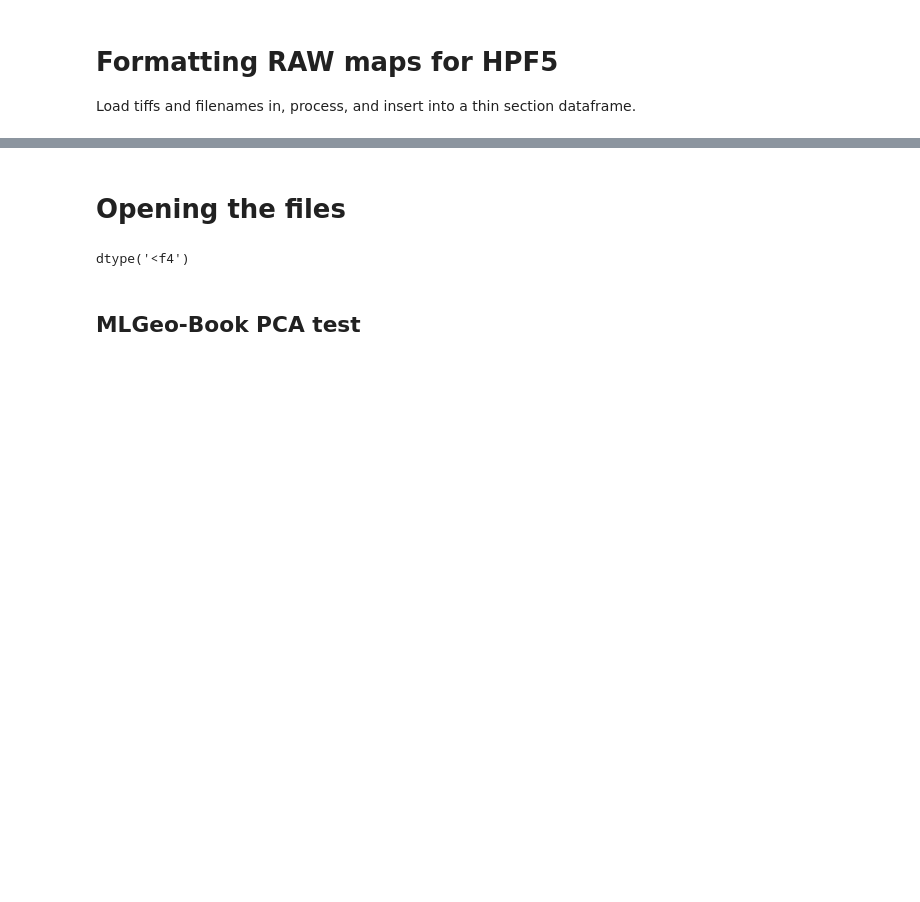
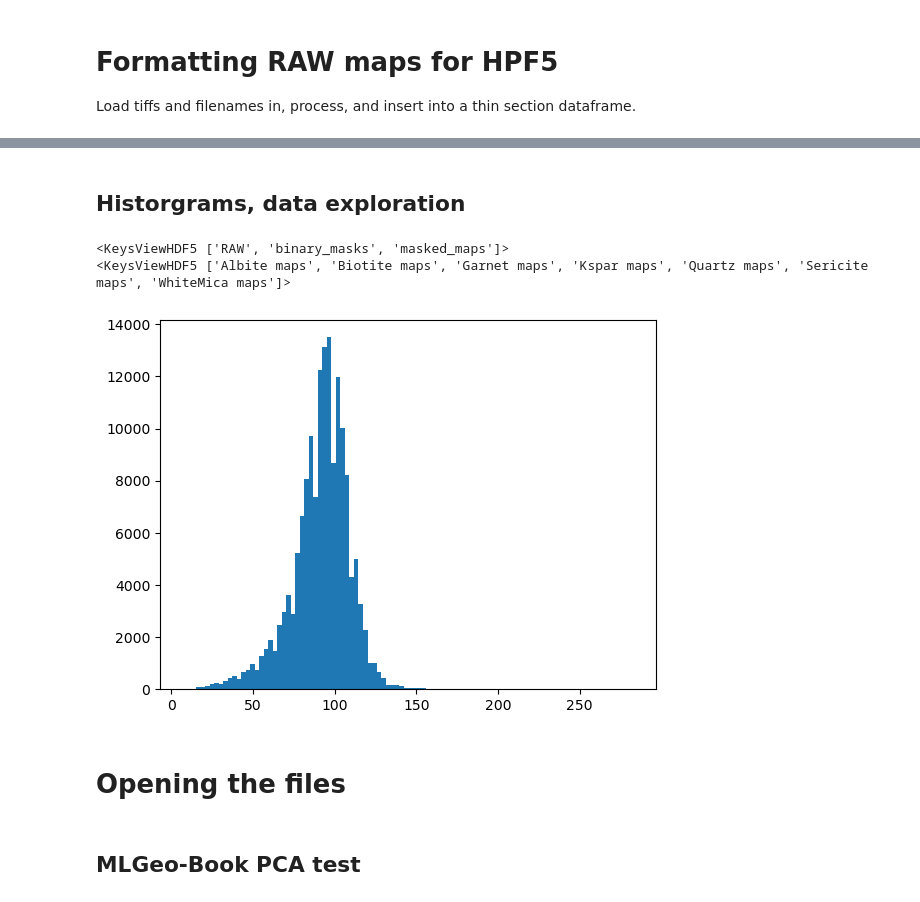
Before and after one commit to nicole-m-aikin/ML-Geo-Pixel-Poppers, a Jupyter notebook: ESS469_Project_ML.ipynb, the cells around one changed output, grey strips where cells are left out. Saved outputs shown, nothing was run; the diff lists cells and outputs as text; code cells hidden in the pictures; blank space fills up the shorter version.

```diff
--- a/ESS469_Project_ML.ipynb
+++ b/ESS469_Project_ML.ipynb
@@ -271,0 +476,30 @@ with h5py.File("experimentReadings.hdf5", "w") as h5f :
+# %%
+datafile.close()
+# now we can explore the data like this:
+
+# open file
+with h5py.File(datafolder + filepath, 'r') as datafile:
+
+    # get keys
+    print(datafile.keys())
+    # get dataset
+    datagroup = datafile['masked_maps']
+    dataset = datagroup['Biotite maps']
+    # get dataset names
+    columnNames = dataset.dtype.names
+    print(columnNames)
+    # see a column
+    print(dataset['Al map'])
+    # see a pixel vector
+    for pixel in range(10):
+        print('Pixel @ (', dataset['x_coords'][pixel], ',', dataset['y_coords'][pixel], '):', dataset[pixel])
+
+    # show the data
+    # images are flattened, so reshape
+    width = (dataset['x_coords'].max() + 1).astype(int)
+    height = (dataset['y_coords'].max() + 1).astype(int)
+    #data_2d = dataset['Al map'].reshape(width, height)
+    #plt.imshow(data_2d, cmap='gray')
+    #plt.show()
+    print(datafile.keys())
+datafile.close()
@@ -272,24 +534,21 @@ with h5py.File("experimentReadings.hdf5", "w") as h5f :
+# %% [markdown]
+## Historgrams, data exploration
+# %%
+with h5py.File(datafolder + filepath, 'r') as datafile:
+    print(datafile.keys())
+    datagroup = datafile['masked_maps']
+    print(datagroup.keys())
+    iteration = 0
+
+    dataset = datagroup['Biotite maps']
+    map = dataset['Fe map']
+    plt.hist(map, 100)
+# %% [output]
+<KeysViewHDF5 ['RAW', 'binary_masks', 'masked_maps']>
+<KeysViewHDF5 ['Albite maps', 'Biotite maps', 'Garnet maps', 'Kspar maps', 'Quartz maps', 'Sericite maps', 'WhiteMica maps']>
+[figure, added]
 # %% [markdown]
 # Opening the files
-# %%
-import h5py
-
-datafile = h5py.File('./Aikin_data/Aikin_ML_data.h5', 'r')
-
-# What is stored in this file? h5py.File acts like a Python dictionary, thus we can check the keys,
-
-list(datafile.keys())
-
-# examine a data set as a Dataset object. dset is not an array but an HDF5 dataset.
-this_ts = datafile['RAW_maps']
-list(this_ts.keys())
-dset = this_ts[list(this_ts.keys())[0]]
-dset.shape
-dset.dtype
-
-#we can use indexing to read and write from dset.
-# %% [output]
-dtype('<f4')
 # %% [markdown]
 ## MLGeo-Book PCA test
 # %%
```
Also changed, not shown: parts of 19 cells of this notebook, 1 other file.
